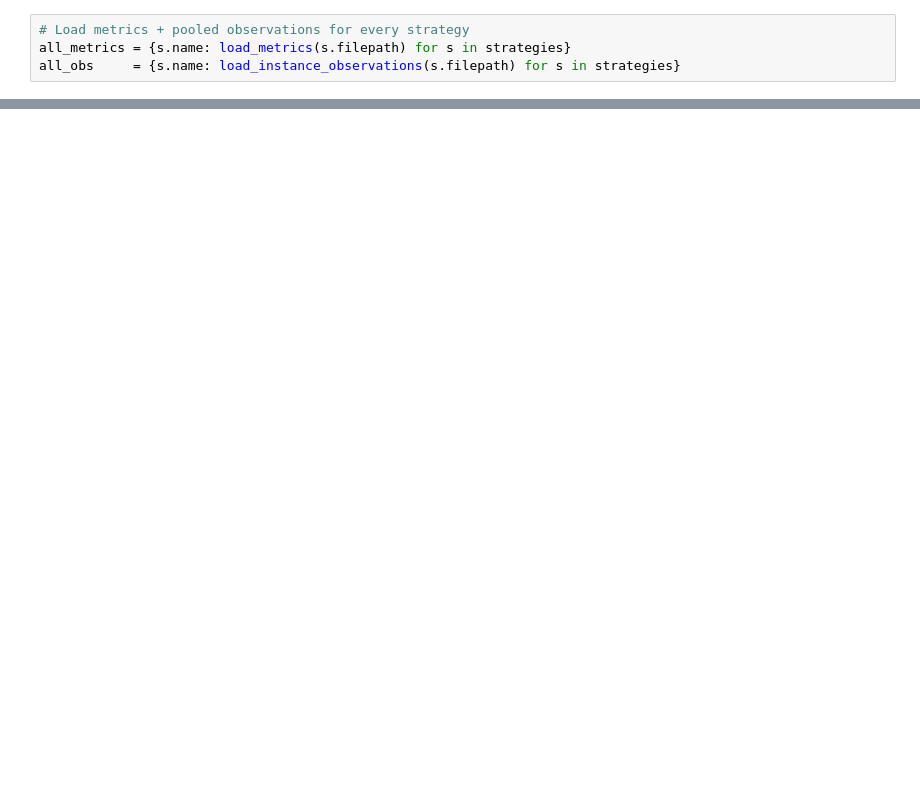
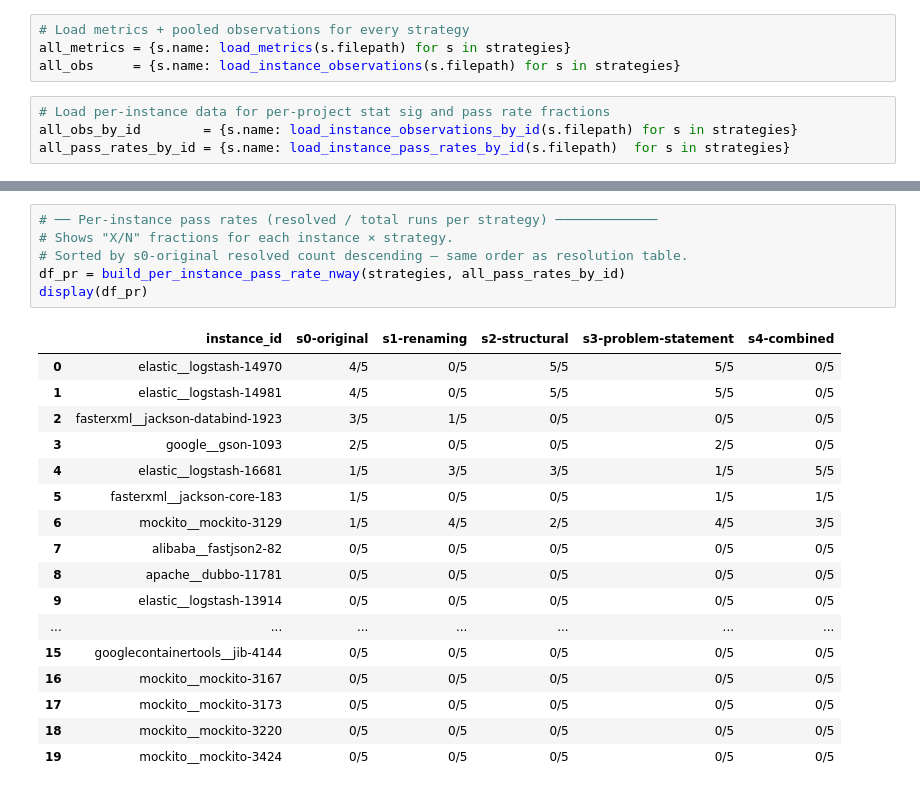
Before and after one commit to Vladislav0Art/thesis-metamorphic-eval, a Jupyter notebook: scripts/comparison.ipynb, the cells around one changed output, grey strips where cells are left out. Saved outputs shown, nothing was run; the diff lists cells and outputs as text; blank space fills up the shorter version.

```diff
--- a/scripts/comparison.ipynb
+++ b/scripts/comparison.ipynb
@@ -154,6 +166,10 @@ for s in strategies:
 # Load metrics + pooled observations for every strategy
 all_metrics = {s.name: load_metrics(s.filepath) for s in strategies}
 all_obs     = {s.name: load_instance_observations(s.filepath) for s in strategies}
+# %%
+# Load per-instance data for per-project stat sig and pass rate fractions
+all_obs_by_id        = {s.name: load_instance_observations_by_id(s.filepath) for s in strategies}
+all_pass_rates_by_id = {s.name: load_instance_pass_rates_by_id(s.filepath)  for s in strategies}
 # %%
 # ── Pass rate comparison ─────────────────────────────────────────────────────
 plot_pass_rate_nway(strategies, all_metrics)
@@ -205,0 +238,24 @@ display_compact_stat_sig(df_sig, s0.display_name, labels_sX)
+# %%
+# ── Per-instance pass rates (resolved / total runs per strategy) ─────────────
+# Shows "X/N" fractions for each instance × strategy.
+# Sorted by s0-original resolved count descending — same order as resolution table.
+df_pr = build_per_instance_pass_rate_nway(strategies, all_pass_rates_by_id)
+display(df_pr)
+# %% [output]
+|  | instance_id | s0-original | s1-renaming | s2-structural | s3-problem-statement | s4-combined |
+| 0 | elastic__logstash-14970 | 4/5 | 0/5 | 5/5 | 5/5 | 0/5 |
+| 1 | elastic__logstash-14981 | 4/5 | 0/5 | 5/5 | 5/5 | 0/5 |
+| 2 | fasterxml__jackson-databind-1923 | 3/5 | 1/5 | 0/5 | 0/5 | 0/5 |
+| 3 | google__gson-1093 | 2/5 | 0/5 | 0/5 | 2/5 | 0/5 |
+| 4 | elastic__logstash-16681 | 1/5 | 3/5 | 3/5 | 1/5 | 5/5 |
+| 5 | fasterxml__jackson-core-183 | 1/5 | 0/5 | 0/5 | 1/5 | 1/5 |
+| 6 | mockito__mockito-3129 | 1/5 | 4/5 | 2/5 | 4/5 | 3/5 |
+| 7 | alibaba__fastjson2-82 | 0/5 | 0/5 | 0/5 | 0/5 | 0/5 |
+| 8 | apache__dubbo-11781 | 0/5 | 0/5 | 0/5 | 0/5 | 0/5 |
+| 9 | elastic__logstash-13914 | 0/5 | 0/5 | 0/5 | 0/5 | 0/5 |
+| ... | ... | ... | ... | ... | ... | ... |
+| 15 | googlecontainertools__jib-4144 | 0/5 | 0/5 | 0/5 | 0/5 | 0/5 |
+| 16 | mockito__mockito-3167 | 0/5 | 0/5 | 0/5 | 0/5 | 0/5 |
+| 17 | mockito__mockito-3173 | 0/5 | 0/5 | 0/5 | 0/5 | 0/5 |
+| 18 | mockito__mockito-3220 | 0/5 | 0/5 | 0/5 | 0/5 | 0/5 |
+| 19 | mockito__mockito-3424 | 0/5 | 0/5 | 0/5 | 0/5 | 0/5 |
```
Also changed, not shown: parts of 8 cells of this notebook, 1 other file.
